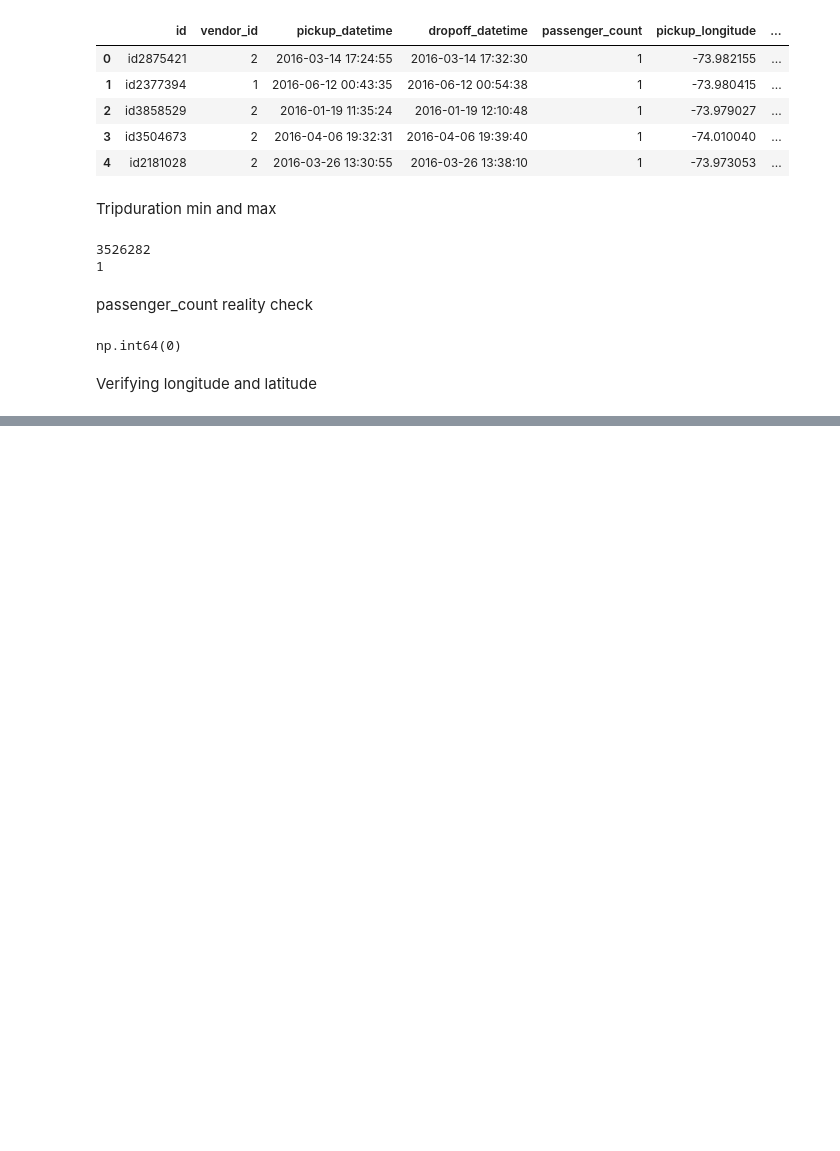
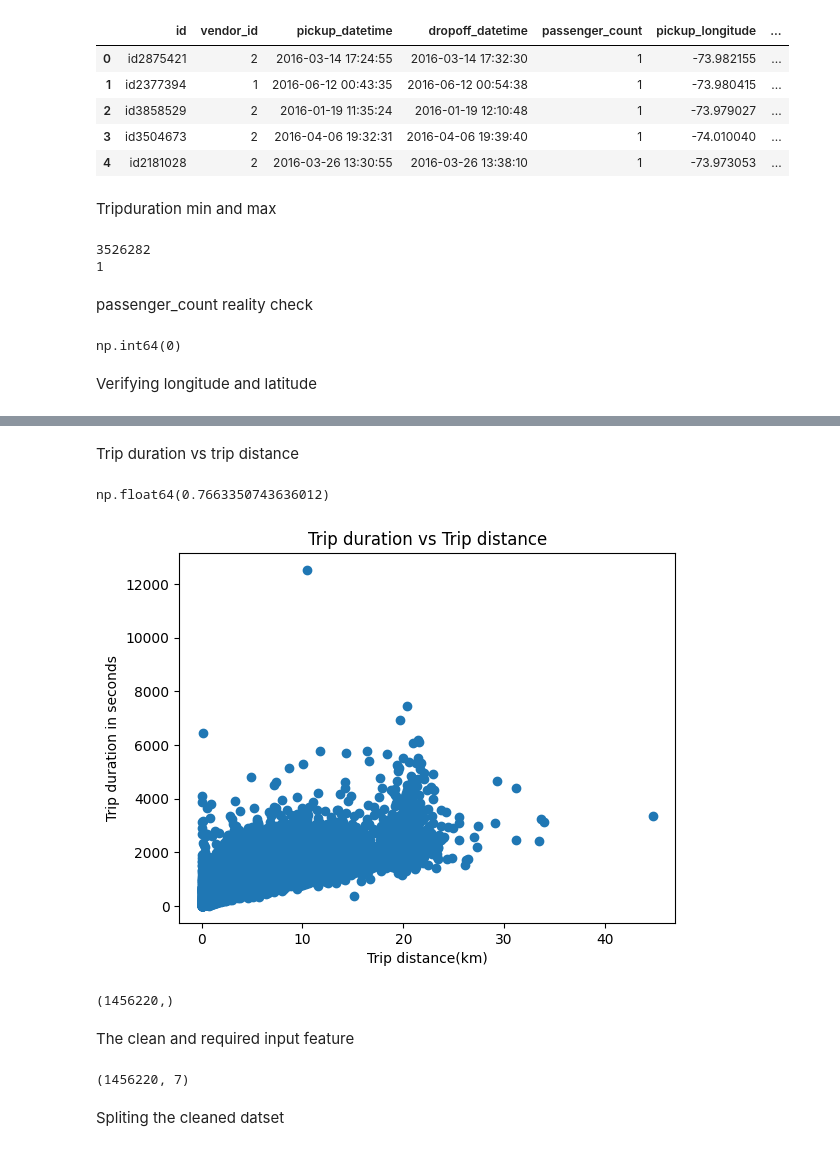
Before and after one commit to ranjan036/ai-engineer-portfolio, a Jupyter notebook: ml/nyc-taxi/notebooks/eda.ipynb, the cells around one changed output, grey strips where cells are left out. Drawn from its saved outputs; the diff is of its cells as text; code cells hidden in the pictures; blank space fills up the shorter version.

```diff
--- a/ml/nyc-taxi/notebooks/eda.ipynb
+++ b/ml/nyc-taxi/notebooks/eda.ipynb
@@ -157,0 +191,3 @@ np.int64(277)
+# %%
+df = df[df['trip_duration'] < 14400]
+df.shape
@@ -157,0 +198,5 @@ np.int64(277)
+# %%
+valid_longitude_latitude = (df['dropoff_longitude'] >=-75 ) & ( df['dropoff_longitude'] <=-73) & (df['dropoff_latitude']>=40 ) & ( df['dropoff_latitude']<=41) & (df['pickup_longitude'] >= -75 )&( df['pickup_longitude'] <=-73) & (df['pickup_latitude']>= 40 )&( df['pickup_latitude']<=41)
+
+df = df[valid_longitude_latitude]
+df.shape
@@ -157,0 +253,25 @@ np.int64(277)
+# %%
+def haversine_distance(lat1,long1,lat2,long2):
+    lat1 = (np.pi/180)*lat1
+    long1 = (np.pi/180)*long1
+    lat2 = (np.pi/180)*lat2
+    long2 = (np.pi/180)*long2
+    delta_Lat = lat2 - lat1
+    delta_long = long2 - long1
+
+    a1 = np.sin(delta_Lat/2)
+    a1 = a1**2
+    a2 = np.cos(lat1) * np.cos(lat2)
+    a3 = np.sin(delta_long/2)
+    a3 = a3**2
+
+    a = a1 + a2 * a3
+    p1 = np.sqrt(a)
+    p2 = np.sqrt(1-a)
+    c = 2 * np.arctan2(p1,p2)
+
+    d = 6371 *c
+    return d
+# %%
+trip_distance = haversine_distance(df['pickup_latitude'],df['pickup_longitude'],df['dropoff_latitude'],df['dropoff_longitude'])
+trip_distance
@@ -157,0 +291,34 @@ np.int64(277)
+# %% [markdown]
+Trip duration vs trip distance
+# %%
+df['trip_duration'].corr(trip_distance)
+# %% [output]
+np.float64(0.7663350743636012)
+# %%
+x = trip_distance[1:20000]
+y = df['trip_duration']
+y =y[1:20000]
+plt.title("Trip duration vs Trip distance")
+plt.scatter(x,y)
+plt.xlabel("Trip distance(km)")
+plt.ylabel("Trip duration in seconds")
+plt.show()
+# %% [output]
+[figure, added]
+# %%
+is_weekend.shape
+# %% [output]
+(1456220,)
+# %% [markdown]
+The clean and required input feature
+# %%
+
+X = {"trip_distance": trip_distance, "pickup_hour" : pickup_hour, "is_weekend": is_weekend, "pick_lat":df['pickup_latitude'],"pick_long":df['pickup_longitude'], "drop_lat":df['dropoff_latitude'],"drop_long":df['dropoff_longitude']}
+X = pd.DataFrame(X)
+X.head(10)
+X.shape
+#y.shape
+# %% [output]
+(1456220, 7)
+# %% [markdown]
+Spliting the cleaned datset
```
Also changed, not shown: parts of 34 cells of this notebook.
